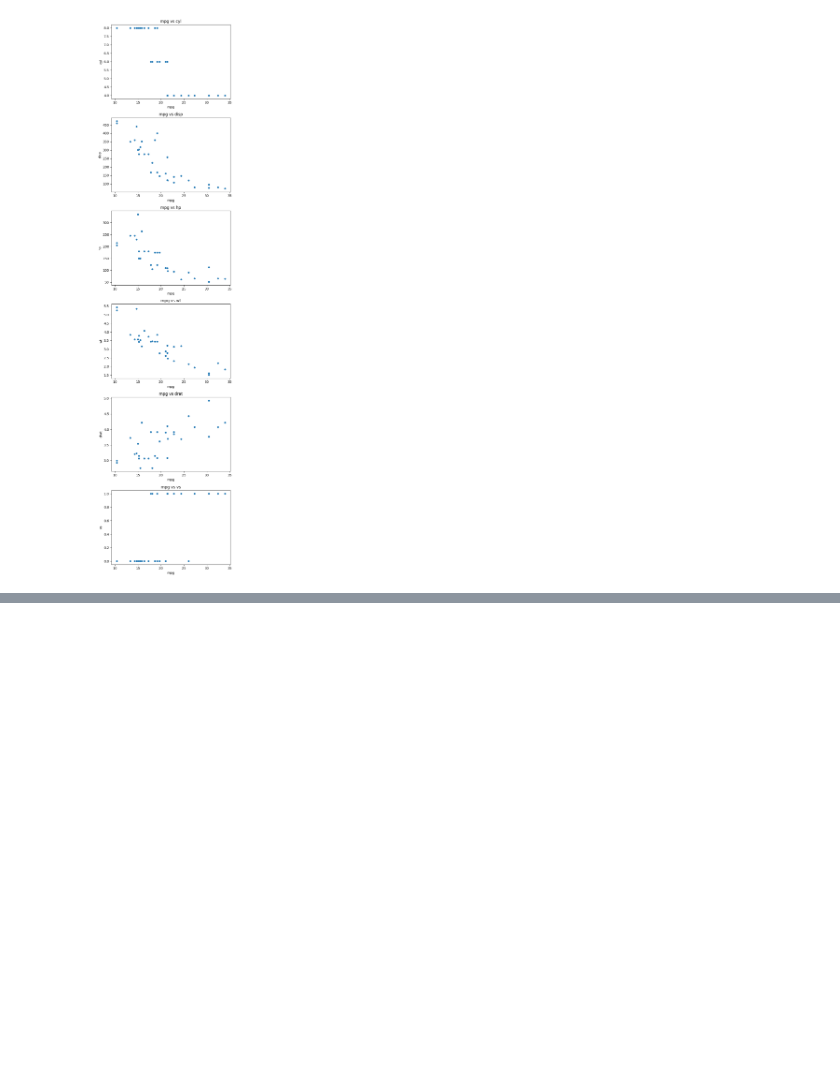
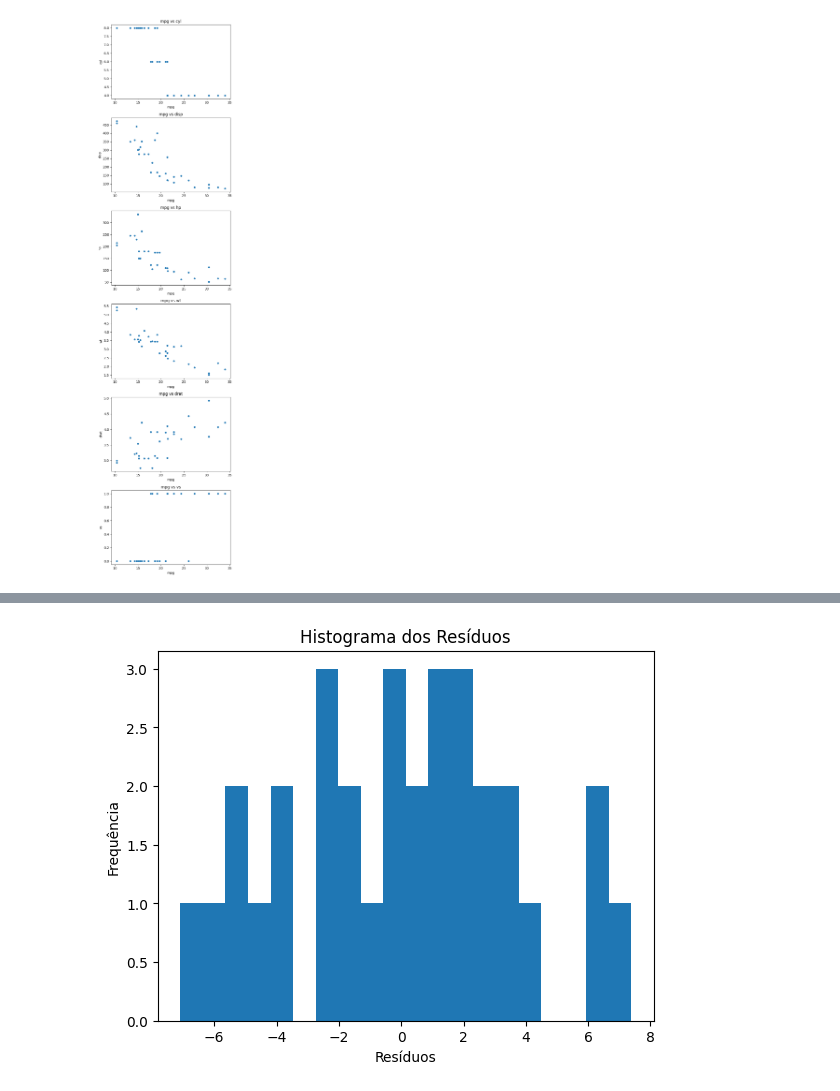
Before and after one commit to Pedro-Antonio-Dev/Learning-AI, a Jupyter notebook: notebooks/linearRegression/ex002/index.ipynb, the cells around one changed output, grey strips where cells are left out. Drawn from its saved outputs; the diff is of its cells as text; code cells hidden in the pictures; blank space fills up the shorter version.

Commit message:
feat: Adicionar análise de regressão linear, ajuste do modelo, visualização e diagnóstico dos resíduos

```diff
--- a/notebooks/linearRegression/ex002/index.ipynb
+++ b/notebooks/linearRegression/ex002/index.ipynb
@@ -41,3 +41,12 @@ plt.tight_layout()
 plt.show()
 # %% [output]
 [figure]
+# %%
+#modelo = sm.ols(formula='mpg ~ disp + hp + wt', data=dadosBase)
+
+#modelo = sm.ols(formula='mpg ~ disp + cyl', data=dadosBase)
+
+modelo = sm.ols(formula='mpg ~ vs + drat', data=dadosBase)
+
+resultado = modelo.fit() # Ajustar o modelo aos dados
+print(resultado.summary()) # Exibir o resumo do modelo ajustado
@@ -43,0 +71,9 @@ plt.show()
+# %%
+residuos = resultado.resid # Obter os resíduos do modelo
+plt.hist(residuos, bins=20) # Visualizar a distribuição dos resíduos
+plt.xlabel('Resíduos') # Adicionar rótulo ao eixo x
+plt.ylabel('Frequência') # Adicionar rótulo ao eixo y
+plt.title('Histograma dos Resíduos') # Adicionar título ao gráfico
+plt.show()
+# %% [output]
+[figure, added]
```
Also changed, not shown: parts of 3 cells of this notebook.
